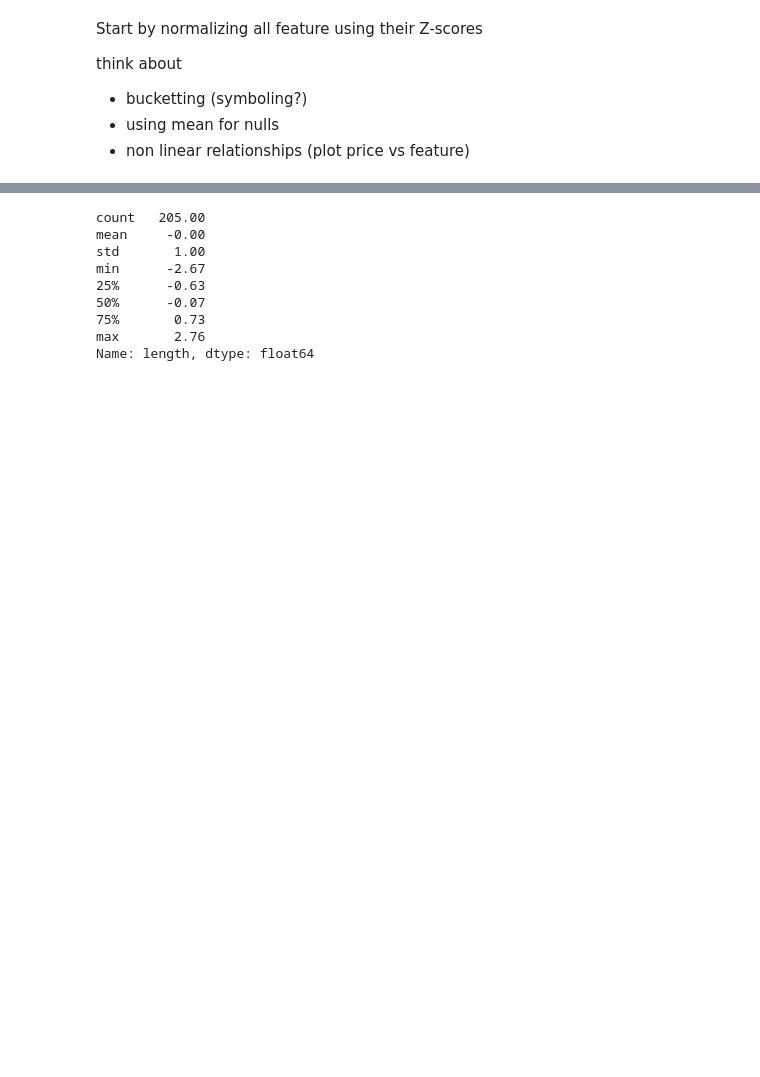
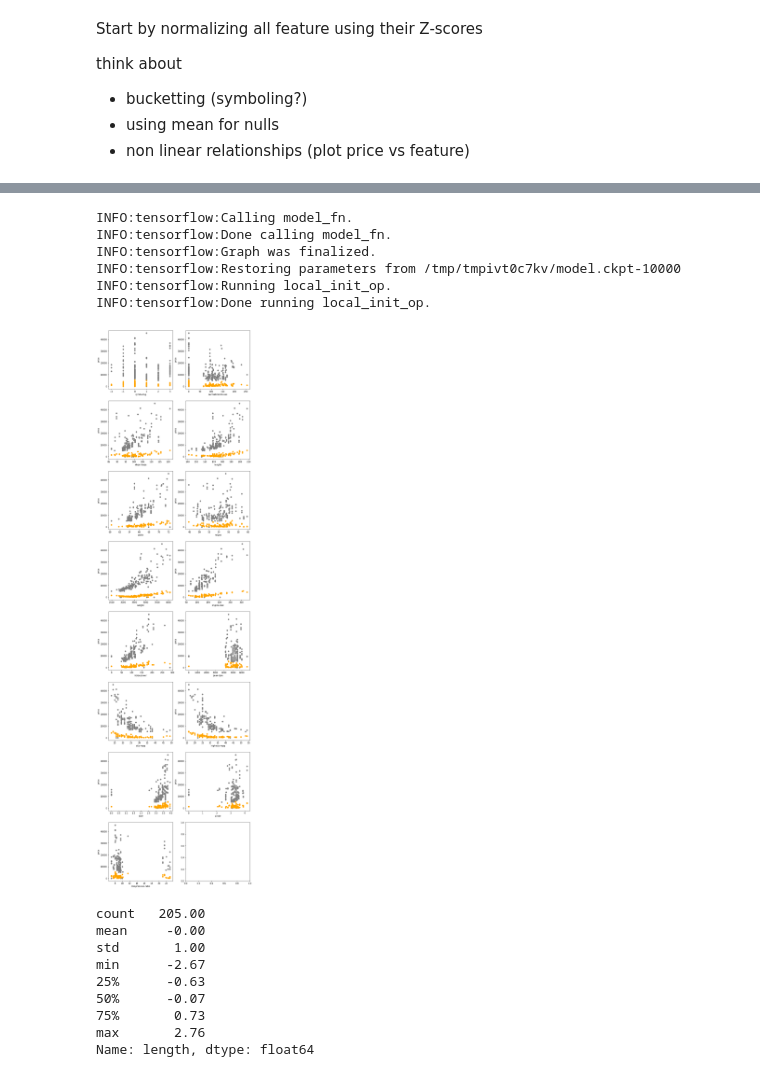
Before and after one commit to IanEdington/learn, a Jupyter notebook: machine-learning/ggl-mlcc/intro_to_modeling.ipynb, the cells around one changed output, grey strips where cells are left out. Saved outputs shown, nothing was run; the diff lists cells and outputs as text; code cells hidden in the pictures; blank space fills up the shorter version.

```diff
--- a/machine-learning/ggl-mlcc/intro_to_modeling.ipynb
+++ b/machine-learning/ggl-mlcc/intro_to_modeling.ipynb
@@ -1203,3 +1235,13 @@ scores {'average_loss': 188801090.0, 'label/mean': 12949.43, 'loss': 2977247700.
+# %%
+scatter_plot_inference_grid(est, x_df, numeric_feature_names)
+# %% [output]
+INFO:tensorflow:Calling model_fn.
+INFO:tensorflow:Done calling model_fn.
+INFO:tensorflow:Graph was finalized.
+INFO:tensorflow:Restoring parameters from /tmp/tmpivt0c7kv/model.ckpt-10000
+INFO:tensorflow:Running local_init_op.
+INFO:tensorflow:Done running local_init_op.
+[figure, added]
 # %%
 transformed = (car_data['length'] - means['length'] ) / stds['length']
 print(transformed.describe())
```
Also changed, not shown: parts of 7 cells of this notebook.
